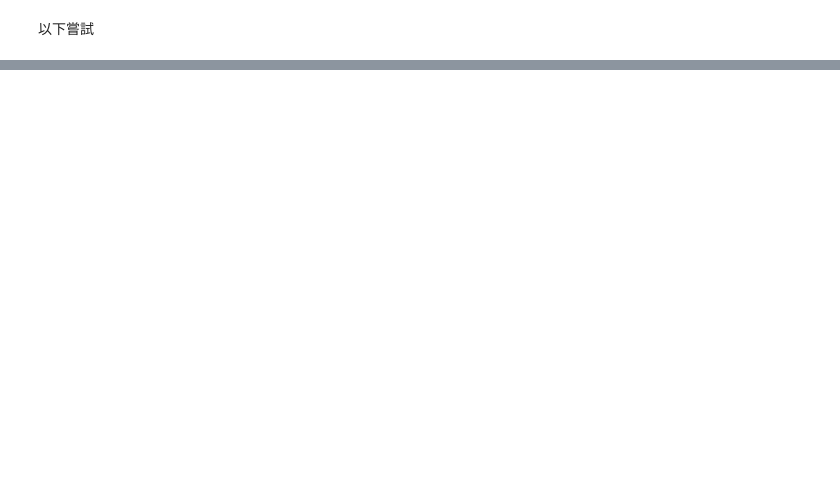
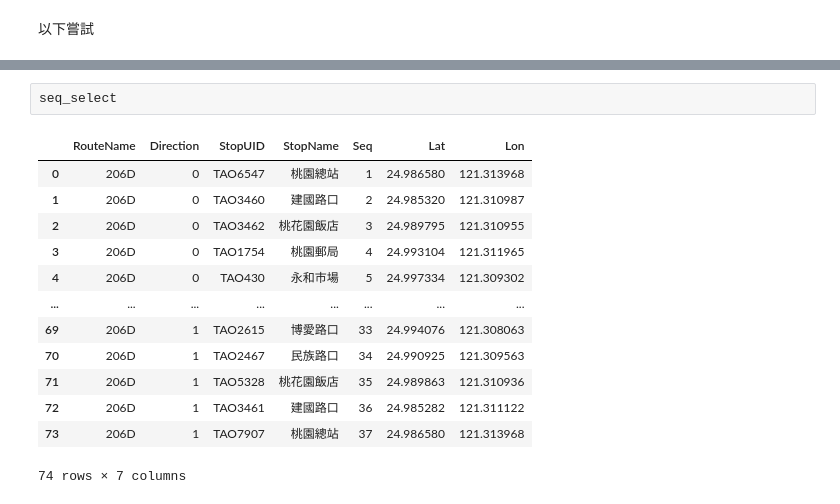
Before and after one commit to KaiChiehKJ/BusFlow, a Jupyter notebook: main.ipynb, the cells around one changed output, grey strips where cells are left out. Drawn from its saved outputs; the diff is of its cells as text; blank space fills up the shorter version.

```diff
--- a/main.ipynb
+++ b/main.ipynb
@@ -292,0 +368,16 @@ tickets_select_month
+# %%
+seq_select
+# %% [output]
+|  | RouteName | Direction | StopUID | StopName | Seq | Lat | Lon |
+| 0 | 206D | 0 | TAO6547 | 桃園總站 | 1 | 24.986580 | 121.313968 |
+| 1 | 206D | 0 | TAO3460 | 建國路口 | 2 | 24.985320 | 121.310987 |
+| 2 | 206D | 0 | TAO3462 | 桃花園飯店 | 3 | 24.989795 | 121.310955 |
+| 3 | 206D | 0 | TAO1754 | 桃園郵局 | 4 | 24.993104 | 121.311965 |
+| 4 | 206D | 0 | TAO430 | 永和市場 | 5 | 24.997334 | 121.309302 |
+| ... | ... | ... | ... | ... | ... | ... | ... |
+| 69 | 206D | 1 | TAO2615 | 博愛路口 | 33 | 24.994076 | 121.308063 |
+| 70 | 206D | 1 | TAO2467 | 民族路口 | 34 | 24.990925 | 121.309563 |
+| 71 | 206D | 1 | TAO5328 | 桃花園飯店 | 35 | 24.989863 | 121.310936 |
+| 72 | 206D | 1 | TAO3461 | 建國路口 | 36 | 24.985282 | 121.311122 |
+| 73 | 206D | 1 | TAO7907 | 桃園總站 | 37 | 24.986580 | 121.313968 |
+74 rows × 7 columns
```
Also changed, not shown: parts of 9 cells of this notebook.
